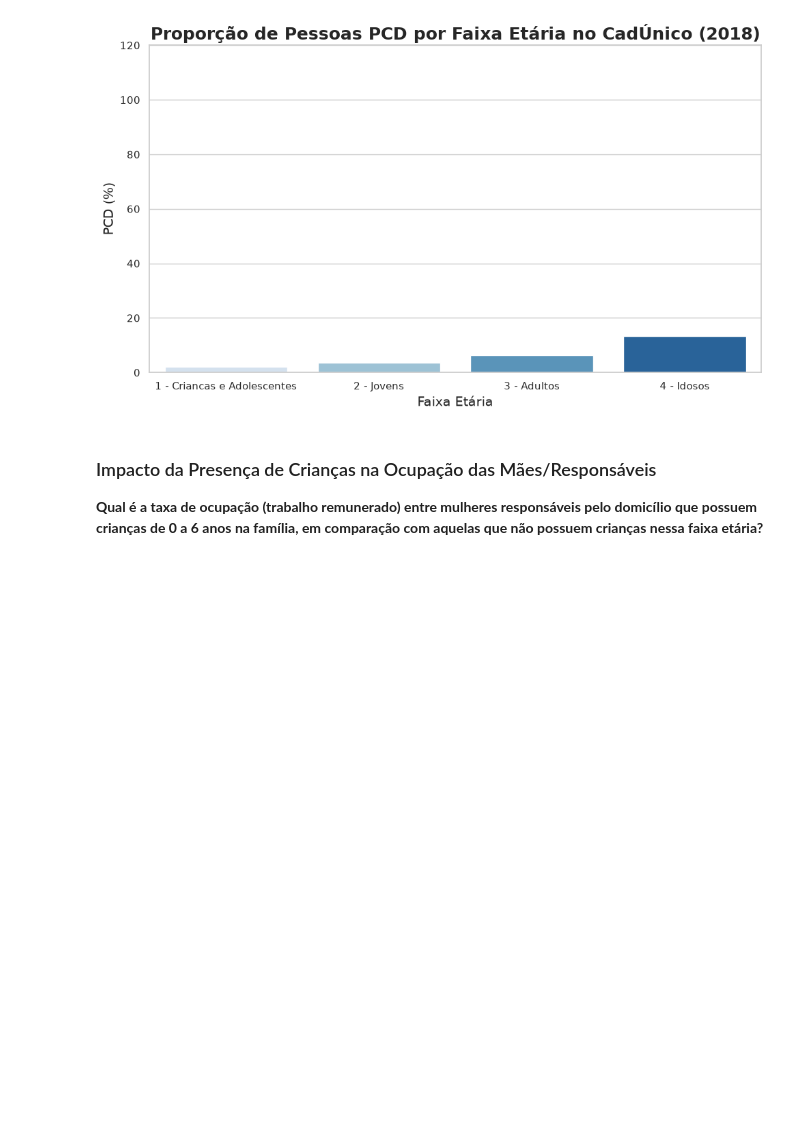
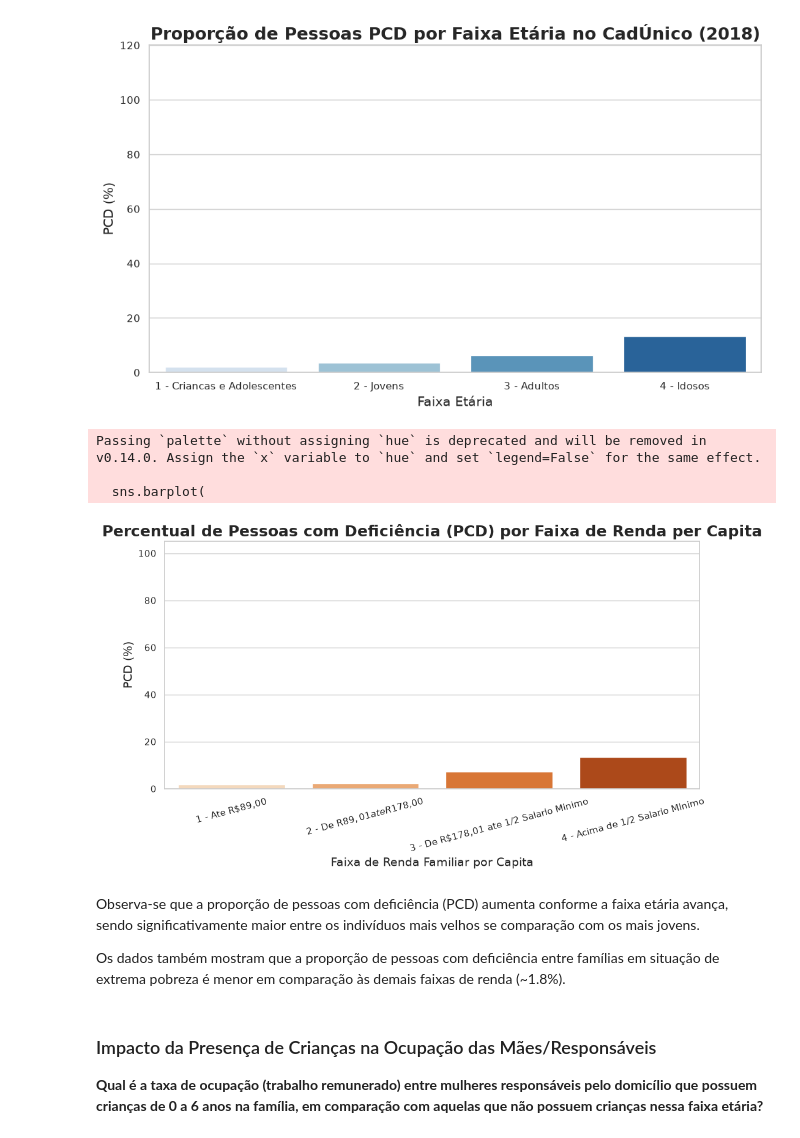
Before and after one commit to NathanLima1/TecnologiasDataScience, a Jupyter notebook: PandasIBGE/main.ipynb, the cells around one changed output. Cells and saved outputs as stored; diff of their text form; code cells hidden in the pictures; blank space fills up the shorter version.

```diff
--- a/PandasIBGE/main.ipynb
+++ b/PandasIBGE/main.ipynb
@@ -444,18 +444,18 @@ df_familia = df_renda.withColumn(
 df_pcd = df_familia.withColumn(
     "FAIXA_RENDA_PER_CAPITA",
     when(
-        (col("RENDA_PER_CAPITA") <= 109),
-        "1 - Ate R$109,00"
+        (col("RENDA_PER_CAPITA") <= 89),
+        "1 - Ate R$89,00"
     )
     .when(
-        (col("RENDA_PER_CAPITA") > 109) &
-        (col("RENDA_PER_CAPITA") <= 218),
-        "2 - De R$109,01 ate R$218,00"
+        (col("RENDA_PER_CAPITA") > 89) &
+        (col("RENDA_PER_CAPITA") <= 178),
+        "2 - De R$89,01 ate R$178,00"
     )
     .when(
-        (col("RENDA_PER_CAPITA") > 218) &
+        (col("RENDA_PER_CAPITA") > 178) &
         (col("RENDA_PER_CAPITA") <= 477),
-        "3 - De R$218,01 ate 1/2 Salario Minimo"
+        "3 - De R$178,01 ate 1/2 Salario Minimo"
     )
     .otherwise("4 - Acima de 1/2 Salario Minimo")
 ).withColumn(
@@ -780,6 +783,37 @@ Passing `palette` without assigning `hue` is deprecated and will be removed in v
 
   sns.barplot(
 [figure]
+# %%
+sns.set_theme(style='whitegrid')
+fig, ax = plt.subplots(figsize=(10, 6))
+
+paleta = sns.color_palette("Oranges_r", n_colors=len(pdf_pcd))[::-1]
+
+sns.barplot(
+    data=pdf_pcd,
+    x="FAIXA_RENDA_PER_CAPITA",
+    y='Percentual_PCD',
+    palette=paleta,
+    ax=ax
+)
+
+ax.set_title("Percentual de Pessoas com Deficiência (PCD) por Faixa de Renda per Capita", fontsize=18, weight='bold')
+ax.set_xlabel("Faixa de Renda Familiar por Capita", fontsize=14)
+ax.set_ylabel("PCD (%)", fontsize=14)
+ax.set_ylim(0, 105)
+ax.tick_params(axis='x', rotation=15)
+
+plt.tight_layout()
+plt.show()
+# %% [output]
+Passing `palette` without assigning `hue` is deprecated and will be removed in v0.14.0. Assign the `x` variable to `hue` and set `legend=False` for the same effect.
+
+  sns.barplot(
+[figure, added]
+# %% [markdown]
+Observa-se que a proporção de pessoas com deficiência (PCD) aumenta conforme a faixa etária avança, sendo significativamente maior entre os indivíduos mais velhos se comparação com os mais jovens.
+
+Os dados também mostram que a proporção de pessoas com deficiência entre famílias em situação de extrema pobreza é menor em comparação às demais faixas de renda (~1.8%).
 # %% [markdown]
 ### Impacto da Presença de Crianças na Ocupação das Mães/Responsáveis
 
```
Also changed, not shown: parts of 23 cells of this notebook.
